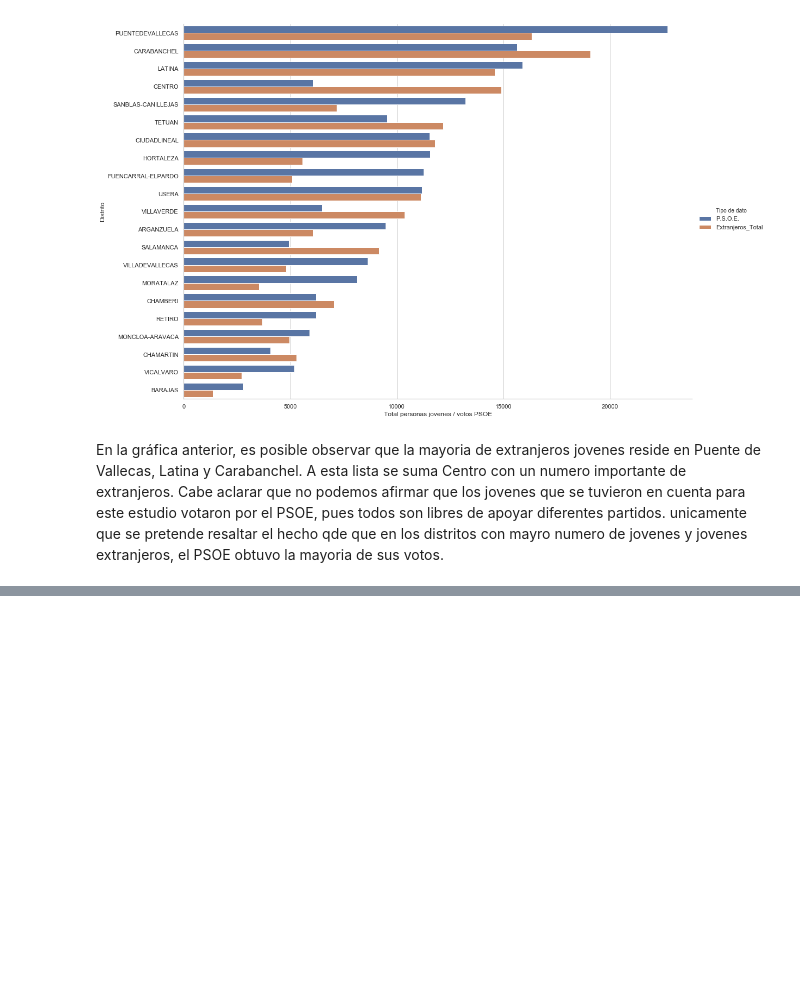
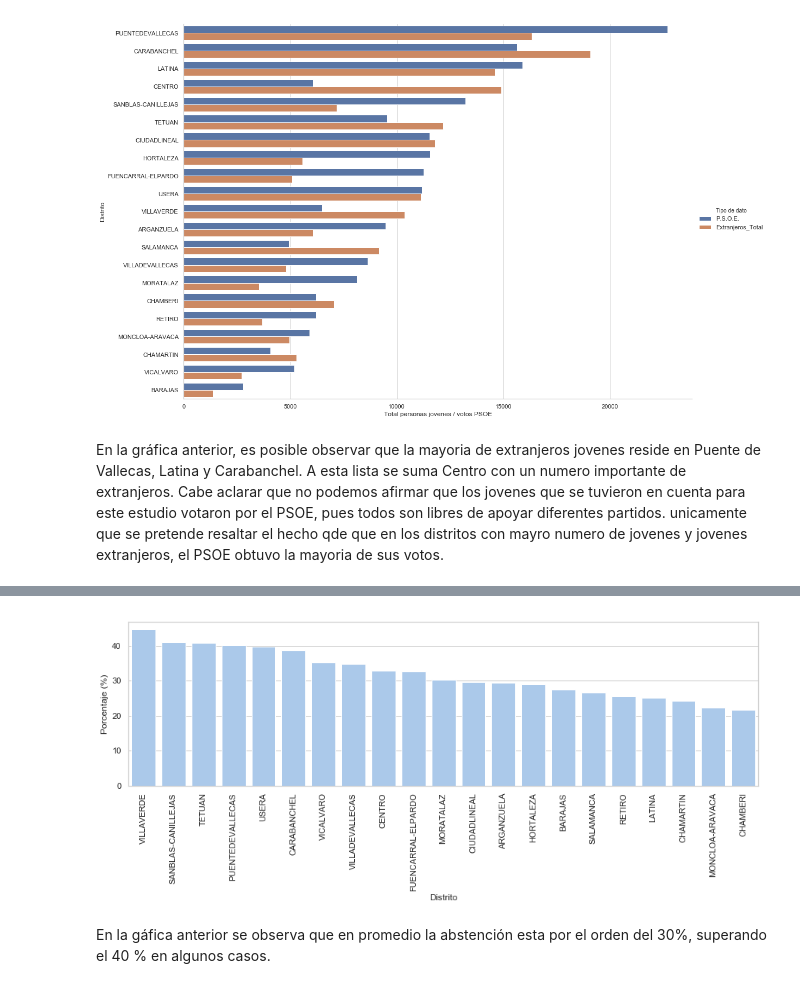
Before and after one commit to InmaLatorre/G3_ProyectoPython, a Jupyter notebook: MAIN.ipynb, the cells around one changed output, grey strips where cells are left out. Saved outputs shown, nothing was run; the diff lists cells and outputs as text; code cells hidden in the pictures; blank space fills up the shorter version.

```diff
--- a/MAIN.ipynb
+++ b/MAIN.ipynb
@@ -347,3 +417,16 @@ En la gráfica anterior, es posible observar que la mayoria de extranjeros joven
+# %%
+# Se grafia la realación
+union_todos['Porcentaje_abstención'] = (union_todos.Abstención/union_todos.Censo_electoral)*100
+union_todos = union_todos.sort_values('Porcentaje_abstención', ascending=False)
+plt.figure(figsize=(15,4))
+outpct = sns.barplot(x='Distrito', y="Porcentaje_abstención", data=union_todos, color='b')
+plt.xticks(rotation='vertical')
+plt.ylabel('Porcentaje (%)')
+plt.show()
+# %% [output]
+[figure, added]
+# %% [markdown]
+En la gáfica anterior se observa que en promedio la abstención esta por el orden del 30%, superando el 40 % en algunos casos.
 # %%
 tmp_table = pd.read_excel("resources/renta_por_barrios.xlsx",
                           sep=";", encoding="ISO-8859-1")
```
Also changed, not shown: parts of 11 cells of this notebook, 1 other file.
